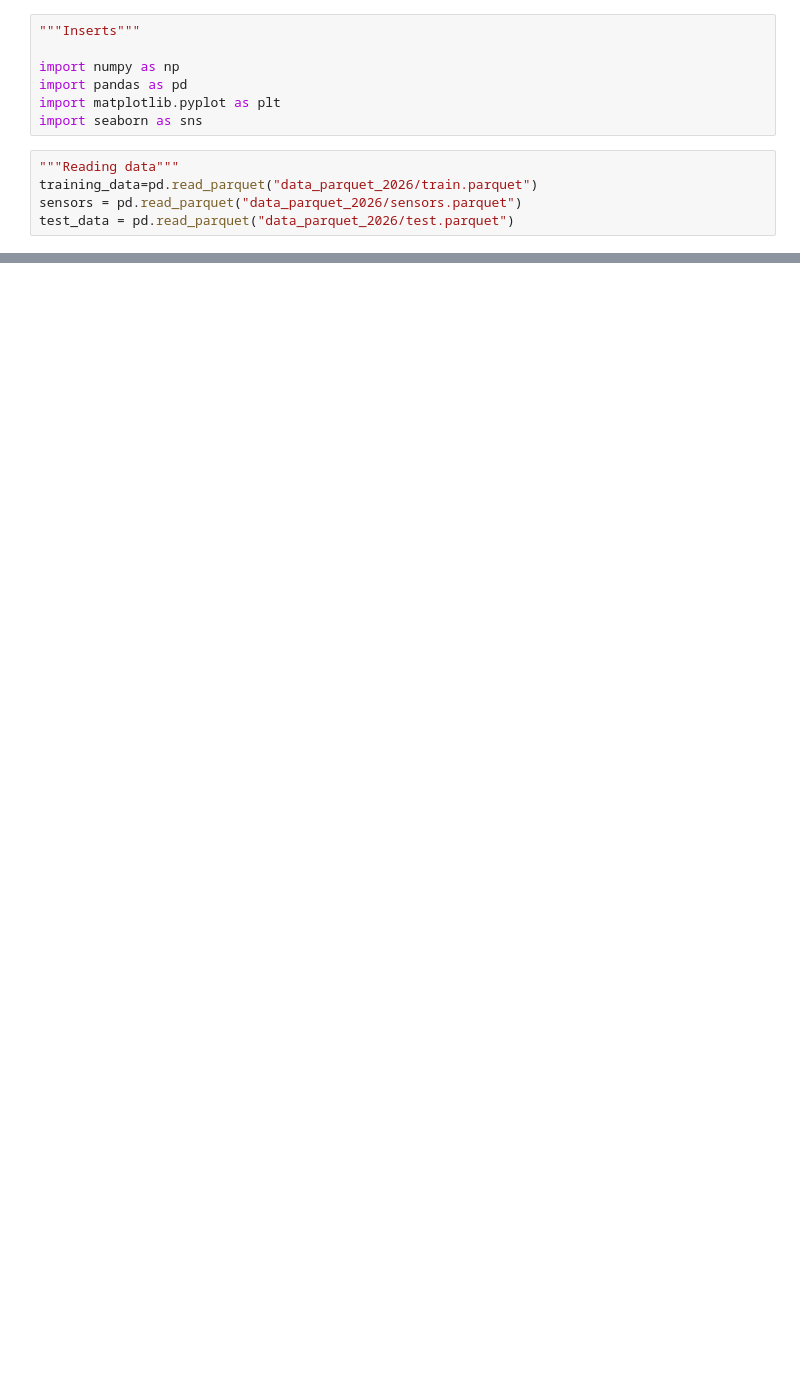
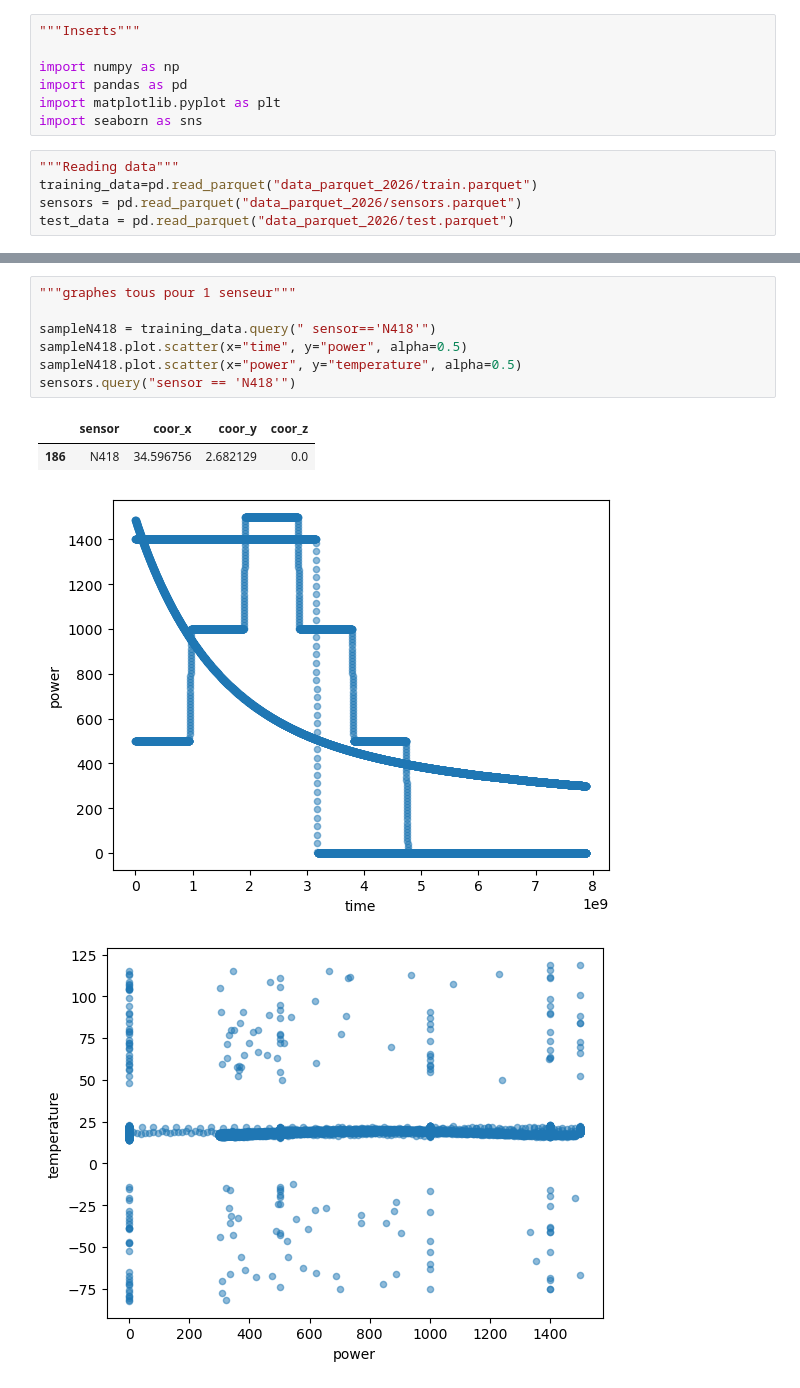
Before and after one commit to Username212305/ML_project_final, a Jupyter notebook: final.ipynb, the cells around one changed output, grey strips where cells are left out. Cells and saved outputs as stored; diff of their text form; blank space fills up the shorter version.

```diff
--- a/final.ipynb
+++ b/final.ipynb
@@ -45,0 +67,12 @@ sample.plot.scatter(x="time", y="temperature", alpha=0.5)
+# %%
+"""graphes tous pour 1 senseur"""
+
+sampleN418 = training_data.query(" sensor=='N418'")
+sampleN418.plot.scatter(x="time", y="power", alpha=0.5)
+sampleN418.plot.scatter(x="power", y="temperature", alpha=0.5)
+sensors.query("sensor == 'N418'")
+# %% [output]
+|  | sensor | coor_x | coor_y | coor_z |
+| 186 | N418 | 34.596756 | 2.682129 | 0.0 |
+[figure, added]
+[figure, added]
```
Also changed, not shown: parts of 5 cells of this notebook.
